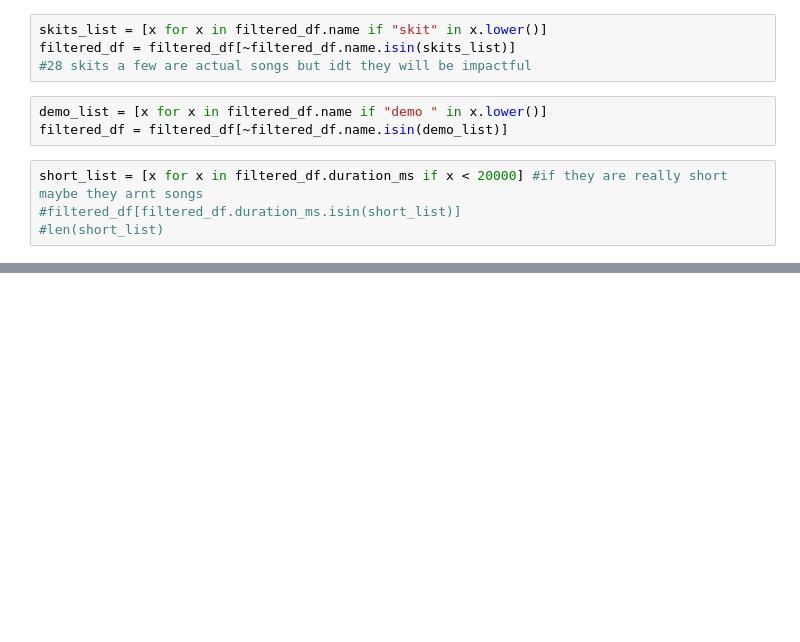
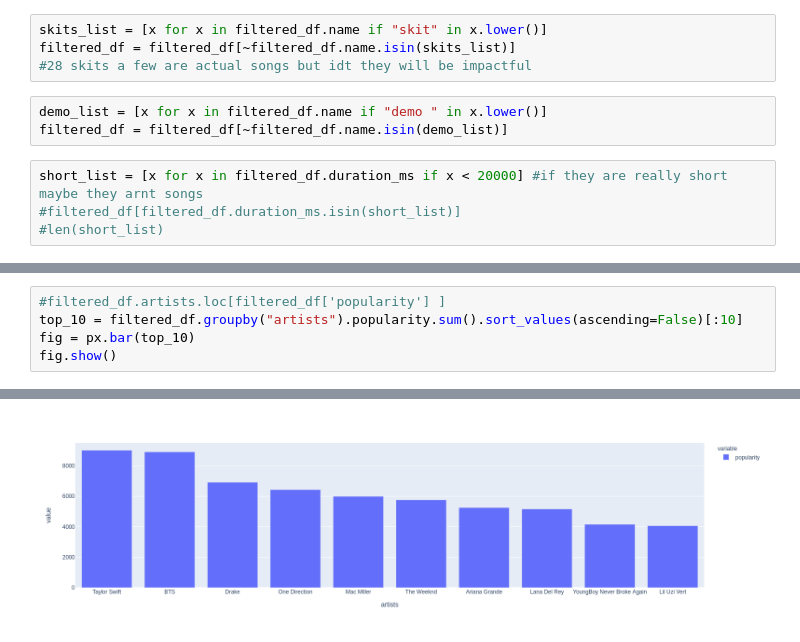
Before and after one commit to CupOfGeo/MusicModel, a Jupyter notebook: Dev.ipynb, the cells around one changed output, grey strips where cells are left out. Cells and saved outputs as stored; diff of their text form; blank space fills up the shorter version.

```diff
--- a/Dev.ipynb
+++ b/Dev.ipynb
@@ -73,0 +74,6 @@ Name: Type 2, Length: 800, dtype: object
+# %%
+#filtered_df.artists.loc[filtered_df['popularity'] ]
+top_10 = filtered_df.groupby("artists").popularity.sum().sort_values(ascending=False)[:10]
+fig = px.bar(top_10)
+fig.show()
+# %% [output]
@@ -73,0 +81 @@ Name: Type 2, Length: 800, dtype: object
+[figure, added]
```
Also changed, not shown: parts of 6 cells of this notebook, 3 other files.
